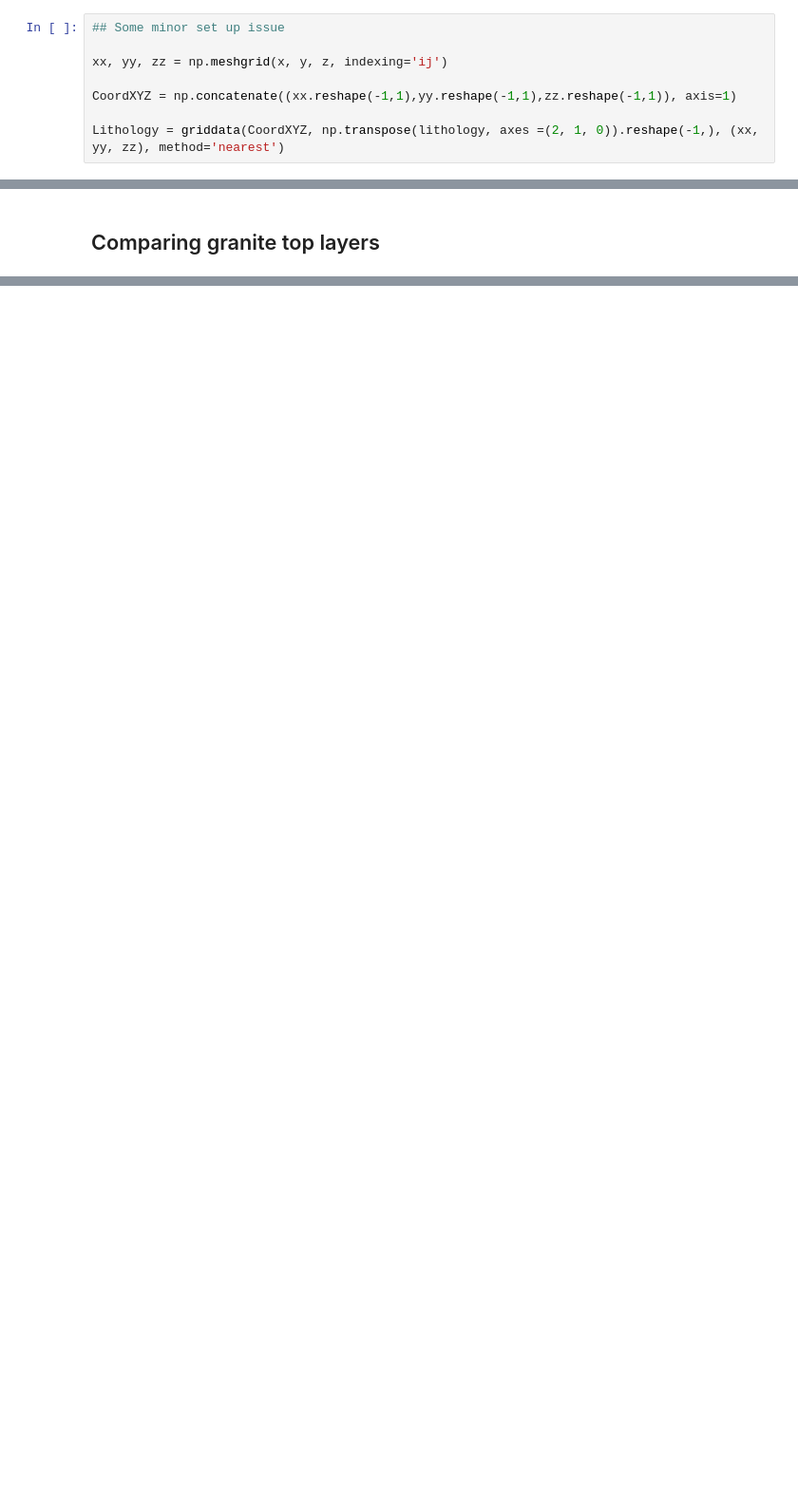
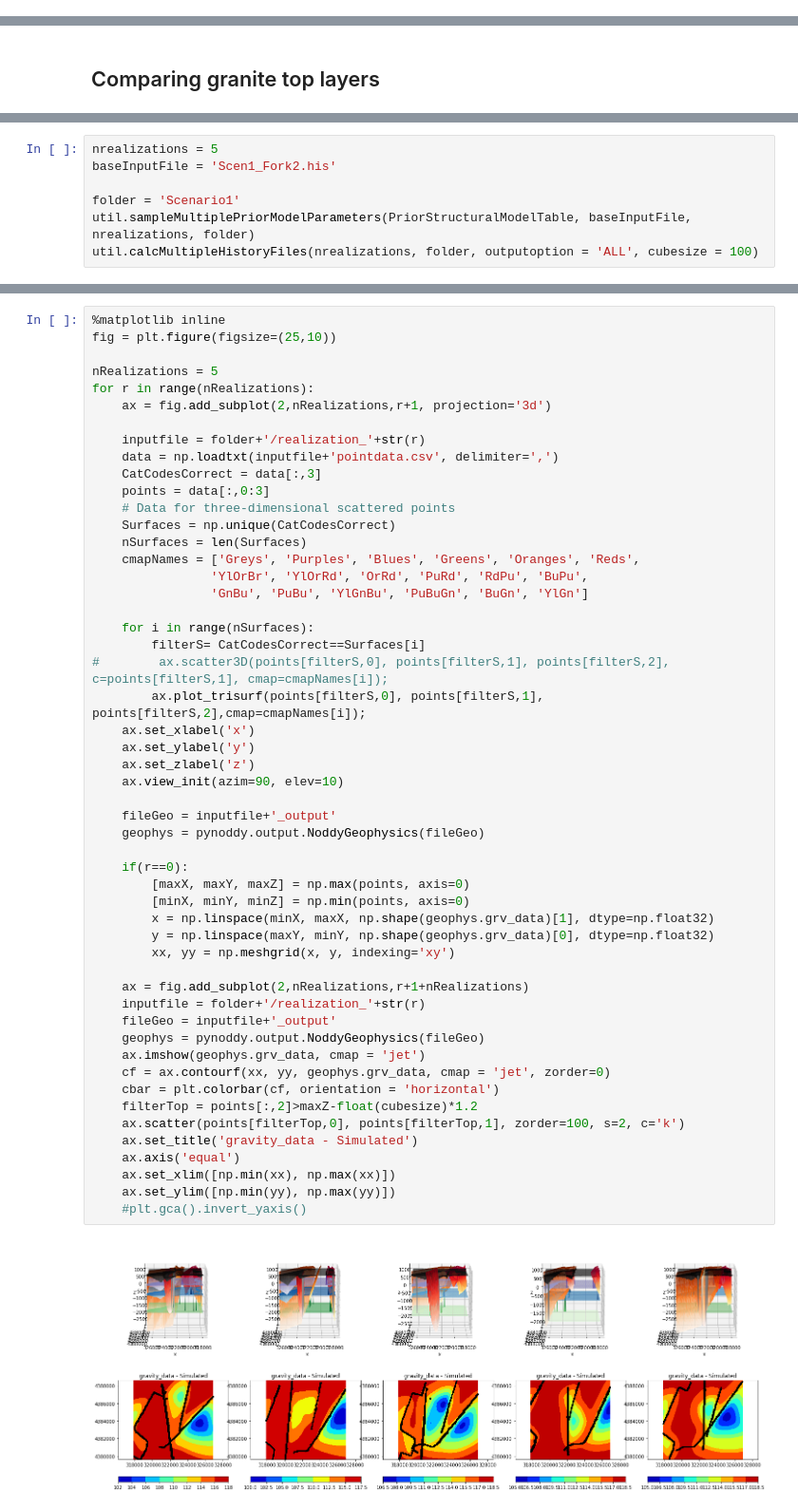
Before and after one commit to ahinoamp/BinderExercise, a Jupyter notebook: MainScript.ipynb, the cells around one changed output, grey strips where cells are left out. Shown at 95% size. Saved outputs shown, nothing was run; the diff lists cells and outputs as text; blank space fills up the shorter version.

```diff
--- a/MainScript.ipynb
+++ b/MainScript.ipynb
@@ -96,8 +87,0 @@ The model has an extent of 1300 m in z-direction, with 12 cells of width 118 m
-# %%
-## Some minor set up issue
-
-xx, yy, zz = np.meshgrid(x, y, z, indexing='ij')
-
-CoordXYZ = np.concatenate((xx.reshape(-1,1),yy.reshape(-1,1),zz.reshape(-1,1)), axis=1)
-
-Lithology = griddata(CoordXYZ, np.transpose(lithology, axes =(2, 1, 0)).reshape(-1,), (xx, yy, zz), method='nearest')
@@ -265,0 +250,7 @@ modelfile
+# %%
+nrealizations = 5
+baseInputFile = 'Scen1_Fork2.his'
+
+folder = 'Scenario1'
+util.sampleMultiplePriorModelParameters(PriorStructuralModelTable, baseInputFile, nrealizations, folder)
+util.calcMultipleHistoryFiles(nrealizations, folder, outputoption = 'ALL', cubesize = 100)
@@ -265,0 +275,54 @@ modelfile
+# %%
+%matplotlib inline
+fig = plt.figure(figsize=(25,10))
+
+nRealizations = 5
+for r in range(nRealizations):
+    ax = fig.add_subplot(2,nRealizations,r+1, projection='3d')
+
+    inputfile = folder+'/realization_'+str(r)
+    data = np.loadtxt(inputfile+'pointdata.csv', delimiter=',')
+    CatCodesCorrect = data[:,3]
+    points = data[:,0:3]
+    # Data for three-dimensional scattered points
+    Surfaces = np.unique(CatCodesCorrect)
+    nSurfaces = len(Surfaces)
+    cmapNames = ['Greys', 'Purples', 'Blues', 'Greens', 'Oranges', 'Reds',
+                'YlOrBr', 'YlOrRd', 'OrRd', 'PuRd', 'RdPu', 'BuPu',
+                'GnBu', 'PuBu', 'YlGnBu', 'PuBuGn', 'BuGn', 'YlGn']
+
+    for i in range(nSurfaces):
+        filterS= CatCodesCorrect==Surfaces[i]
+#        ax.scatter3D(points[filterS,0], points[filterS,1], points[filterS,2], c=points[filterS,1], cmap=cmapNames[i]);
+        ax.plot_trisurf(points[filterS,0], points[filterS,1], points[filterS,2],cmap=cmapNames[i]);
+    ax.set_xlabel('x')
+    ax.set_ylabel('y')
+    ax.set_zlabel('z')
+    ax.view_init(azim=90, elev=10)
+
+    fileGeo = inputfile+'_output'
+    geophys = pynoddy.output.NoddyGeophysics(fileGeo)
+
+    if(r==0):
+        [maxX, maxY, maxZ] = np.max(points, axis=0)
+        [minX, minY, minZ] = np.min(points, axis=0)
+        x = np.linspace(minX, maxX, np.shape(geophys.grv_data)[1], dtype=np.float32)
+        y = np.linspace(maxY, minY, np.shape(geophys.grv_data)[0], dtype=np.float32)
+        xx, yy = np.meshgrid(x, y, indexing='xy')
+
+    ax = fig.add_subplot(2,nRealizations,r+1+nRealizations)
+    inputfile = folder+'/realization_'+str(r)
+    fileGeo = inputfile+'_output'
+    geophys = pynoddy.output.NoddyGeophysics(fileGeo)
+    ax.imshow(geophys.grv_data, cmap = 'jet')
+    cf = ax.contourf(xx, yy, geophys.grv_data, cmap = 'jet', zorder=0)
+    cbar = plt.colorbar(cf, orientation = 'horizontal')
+    filterTop = points[:,2]>maxZ-float(cubesize)*1.2
+    ax.scatter(points[filterTop,0], points[filterTop,1], zorder=100, s=2, c='k')
+    ax.set_title('gravity_data - Simulated')
+    ax.axis('equal')
+    ax.set_xlim([np.min(xx), np.max(xx)])
+    ax.set_ylim([np.min(yy), np.max(yy)])
+    #plt.gca().invert_yaxis()
+# %% [output]
+[figure, added]
```
Also changed, not shown: parts of 24 cells of this notebook, 2 other files.
